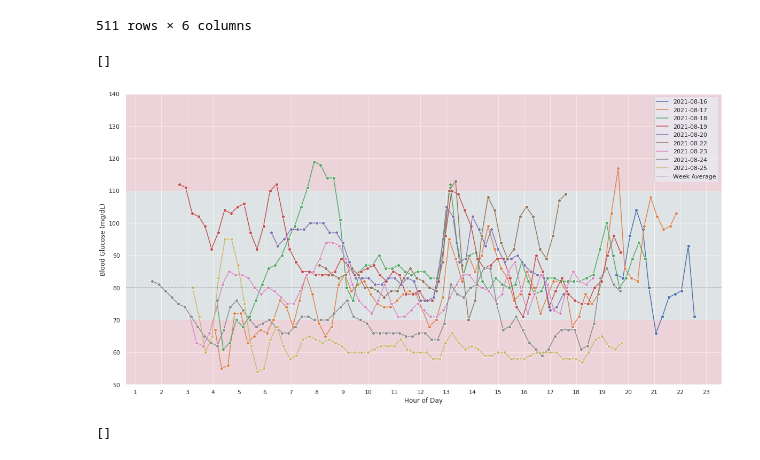
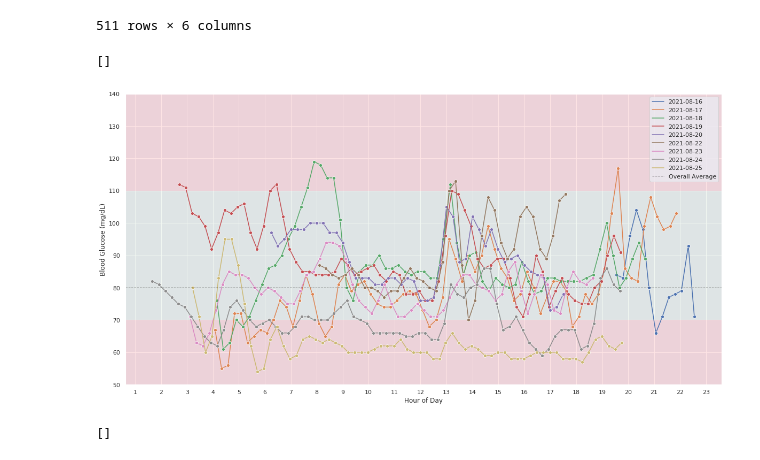
Before and after one commit to nuwandavek/spiky, a Jupyter notebook: notebooks/Spiky Behaviour.ipynb, the cells around one changed output. Cells and saved outputs as stored; diff of their text form; code cells hidden in the pictures.

```diff
--- a/notebooks/Spiky Behaviour.ipynb
+++ b/notebooks/Spiky Behaviour.ipynb
@@ -46,22 +49,22 @@ df
 # %%
 plot = sns.lineplot(data=df, x="t", y="val", hue="date", marker="o")
 
 # plot.axes.axhline(y = 70, color='black', linewidth=1, alpha=.7, ls="--")
 # plot.axes.axhline(y = 110, color='black', linewidth=1, alpha=.7, ls="--")
 plot.axes.axhspan(50, 70, facecolor='red', linewidth=0, alpha=.1)
 plot.axes.axhspan(70, 110, facecolor='green', linewidth=0, alpha=.05)
 plot.axes.axhspan(110, 140, facecolor='red', linewidth=0, alpha=.1)
-plot.axes.axhline(y = df['val'].mean(), color='black', linewidth=1, alpha=.7, ls="--", label="Week Average")
+plot.axes.axhline(y = df['val'].mean(), color='black', linewidth=1, alpha=.7, ls="--", label="Overall Average")
 
 plt.xticks(np.arange(0,24,1))
 plt.xlabel("Hour of Day")
 plt.ylabel("Blood Glucose (mg/dL)")
 plt.ylim(50,140)
 plt.legend()
 plt.plot()
 # %% [output]
 []
-[figure, old version]
+[figure, new version]
 # %%
 plot = sns.lineplot(data=df, x="date", y="val", marker="o", ci='sd')
 
```
Also changed, not shown: parts of 3 cells of this notebook.
